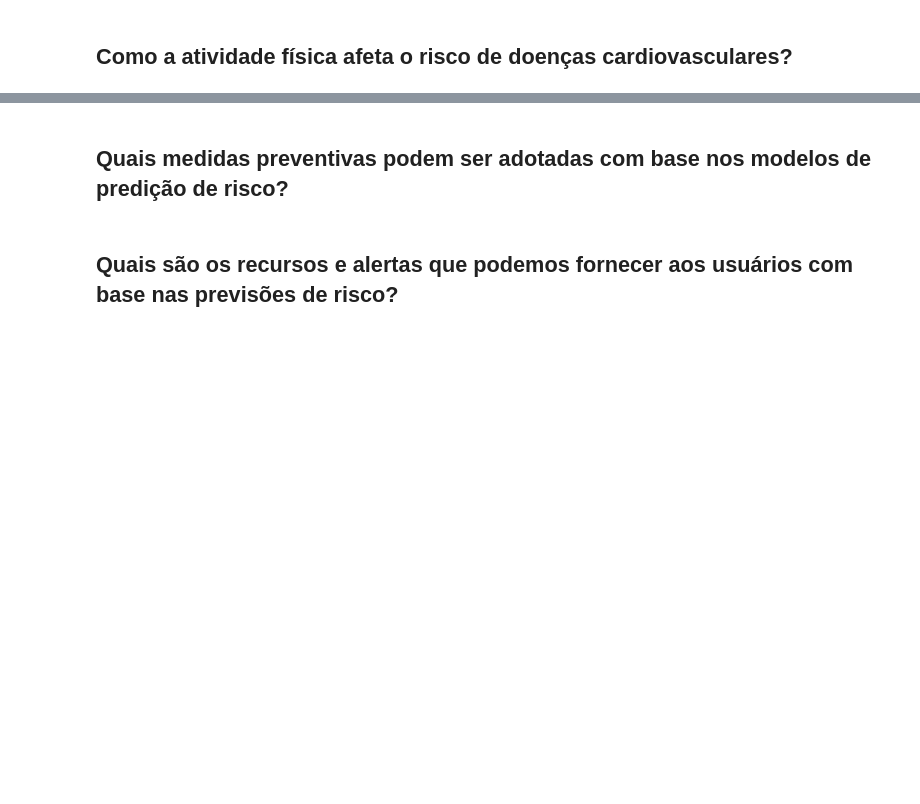
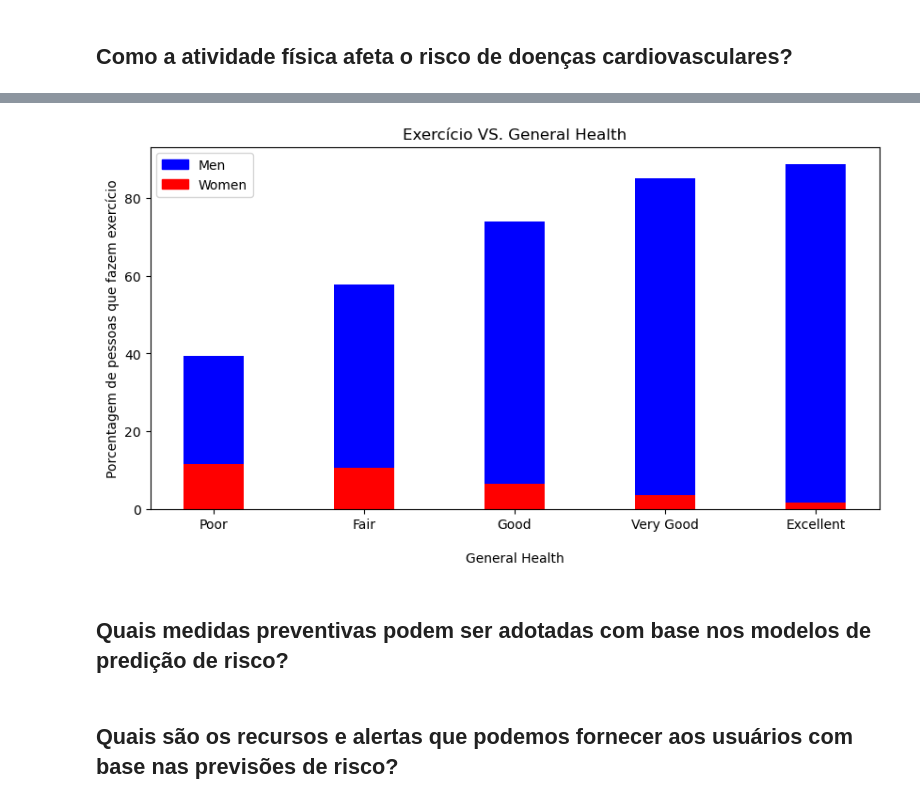
Before and after one commit to PDTCCLF/INF1032, a Jupyter notebook: INF1032_G1.ipynb, the cells around one changed output, grey strips where cells are left out. Cells and saved outputs as stored; diff of their text form; code cells hidden in the pictures; blank space fills up the shorter version.

```diff
--- a/INF1032_G1.ipynb
+++ b/INF1032_G1.ipynb
@@ -220,21 +271,28 @@ pexcellentCVDE = excellentCVDE/GHexcellent
 # %%
 dataGHE = {'Poor':ppoorE*100, 'Fair':pfairE*100, 'Good':pgoodE*100, 'Very Good':pverygoodE*100, 'Excellent':pexcellentE*100}
 dataGHECVD = {'Poor':ppoorCVDE*100, 'Fair':pfairCVDE*100, 'Good':pgoodCVDE*100, 'Very Good':pverygoodCVDE*100, 'Excellent':pexcellentCVDE*100}
 
 GH = list(dataGHE.keys())
 valuesGH = list(dataGHE.values())
 
 GHCVD = list(dataGHECVD.keys())
 valuesGHCVD = list(dataGHECVD.values())
 
 fig = plt.figure(figsize = (10, 5))
 
+## AJUSTAR AS LABELS!!
+bluepat = mpatches.Patch(color='blue',label= 'Men',alpha = 1)
+redpat = mpatches.Patch(color='red',label= 'Women',alpha = 1)
+plt.legend(handles=[bluepat,redpat],loc='upper left')
+
 plt.bar(GH, valuesGH, color ='blue', width = 0.4)
 plt.bar(GHCVD, valuesGHCVD, color ='red', width = 0.4)
 plt.xlabel("\nGeneral Health")
 plt.ylabel("Porcentagem de pessoas que fazem exercício")
 plt.title("Exercício VS. General Health")
 plt.show()
+# %% [output]
+[figure, added]
 # %% [markdown]
 ## Quais medidas preventivas podem ser adotadas com base nos modelos de predição de risco?
 # %% [markdown]
```
Also changed, not shown: parts of 11 cells of this notebook.
